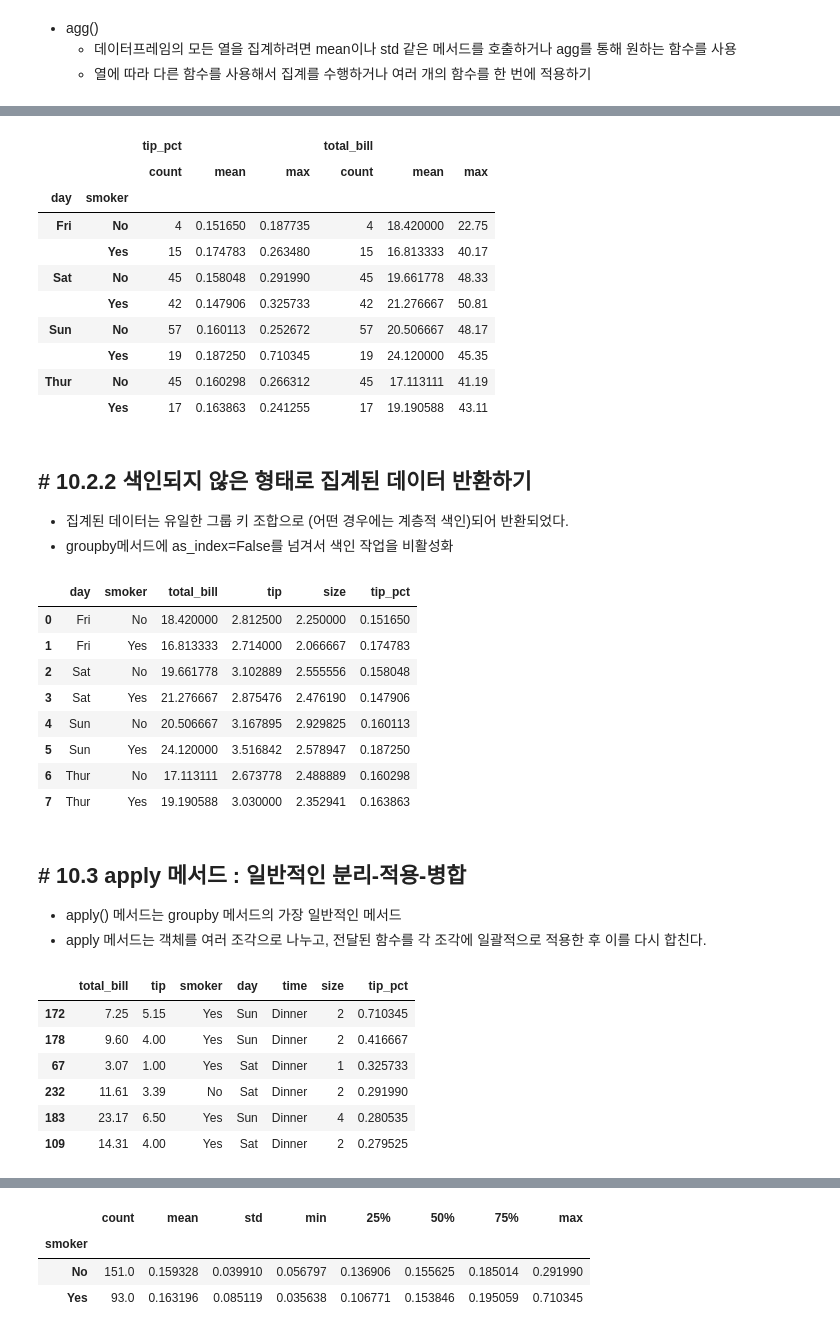
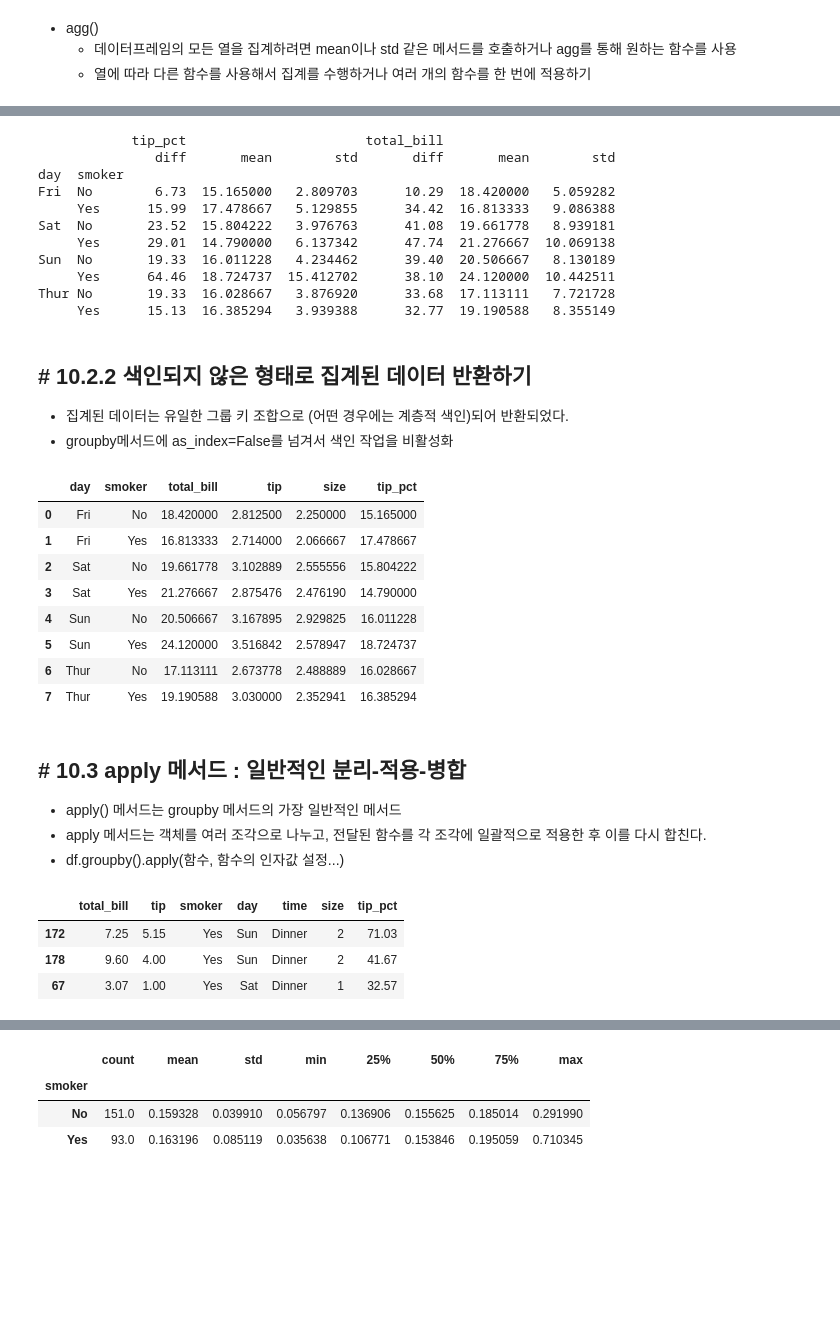
Before and after one commit to cybercherrybomb/python_basic_2_1, a Jupyter notebook: python_basic_2-main/data_analysis_05_01_class.ipynb, the cells around one changed output, grey strips where cells are left out. Drawn from its saved outputs; the diff is of its cells as text; code cells hidden in the pictures; blank space fills up the shorter version.

```diff
--- a/python_basic_2-main/data_analysis_05_01_class.ipynb
+++ b/python_basic_2-main/data_analysis_05_01_class.ipynb
@@ -584,7 +667,7 @@ tips.head()
 | 4 | 24.59 | 3.61 | No | Sun | Dinner | 4 |
 # %%
 # total_bill에서 팁의 비율을 tip_pct 열에 출가하기
-tips["tip_pct"] = tips["tip"] / tips["total_bill"]
+tips["tip_pct"] = round(tips["tip"] / tips["total_bill"]*100,2)
 tips.head()
 # %% [output]
 |  | total_bill | tip | smoker | day | time | size | tip_pct |
@@ -630,52 +722,51 @@ grouped_pct.agg(["mean", "std"])  #함수 이름을 열 이름으로 하는 데
 # %%
 # ex3 데이터프레임은 열마다 다른 함수를 적용하거나 여러 개의 함수를 모든 열에 적용하기
-functions = ["count", "mean", "max"]
-result = grouped[["tip_pct", "total_bill"]].agg(functions)  # 데이터프레임은 계층적인 열로 구성
-result
+functions = ["count", "mean", "max",diff]
+result = tips.groupby(["day","smoker"])[["tip_pct","total_bill"]].agg([diff,"mean","std"])  # 데이터프레임은 계층적인 열로 구성
+print(result)
 # %% [output]
-|  |  | tip_pct |  |  | total_bill |  |  |
-|  |  | count | mean | max | count | mean | max |
-| day | smoker |  |  |  |  |  |  |
-| Fri | No | 4 | 0.151650 | 0.187735 | 4 | 18.420000 | 22.75 |
-|  | Yes | 15 | 0.174783 | 0.263480 | 15 | 16.813333 | 40.17 |
-| Sat | No | 45 | 0.158048 | 0.291990 | 45 | 19.661778 | 48.33 |
-|  | Yes | 42 | 0.147906 | 0.325733 | 42 | 21.276667 | 50.81 |
-| Sun | No | 57 | 0.160113 | 0.252672 | 57 | 20.506667 | 48.17 |
-|  | Yes | 19 | 0.187250 | 0.710345 | 19 | 24.120000 | 45.35 |
-| Thur | No | 45 | 0.160298 | 0.266312 | 45 | 17.113111 | 41.19 |
-|  | Yes | 17 | 0.163863 | 0.241255 | 17 | 19.190588 | 43.11 |
+            tip_pct                       total_bill
+               diff       mean        std       diff       mean        std
+day  smoker
+Fri  No        6.73  15.165000   2.809703      10.29  18.420000   5.059282
+     Yes      15.99  17.478667   5.129855      34.42  16.813333   9.086388
+Sat  No       23.52  15.804222   3.976763      41.08  19.661778   8.939181
+     Yes      29.01  14.790000   6.137342      47.74  21.276667  10.069138
+Sun  No       19.33  16.011228   4.234462      39.40  20.506667   8.130189
+     Yes      64.46  18.724737  15.412702      38.10  24.120000  10.442511
+Thur No       19.33  16.028667   3.876920      33.68  17.113111   7.721728
+     Yes      15.13  16.385294   3.939388      32.77  19.190588   8.355149
 # %% [markdown]
 ## # 10.2.2 색인되지 않은 형태로 집계된 데이터 반환하기
 * 집계된 데이터는 유일한 그룹 키 조합으로 (어떤 경우에는 계층적 색인)되어 반환되었다.
 * groupby메서드에 as_index=False를 넘겨서 색인 작업을 비활성화
 # %%
-grouped = tips.groupby(["day", "smoker"], as_index=False)
+grouped = tips.groupby(["day", "smoker"], as_index=False) # 데이터프레임의 평탄화
 grouped.mean(numeric_only=True)
 # %% [output]
 |  | day | smoker | total_bill | tip | size | tip_pct |
-| 0 | Fri | No | 18.420000 | 2.812500 | 2.250000 | 0.151650 |
-| 1 | Fri | Yes | 16.813333 | 2.714000 | 2.066667 | 0.174783 |
-| 2 | Sat | No | 19.661778 | 3.102889 | 2.555556 | 0.158048 |
-| 3 | Sat | Yes | 21.276667 | 2.875476 | 2.476190 | 0.147906 |
-| 4 | Sun | No | 20.506667 | 3.167895 | 2.929825 | 0.160113 |
-| 5 | Sun | Yes | 24.120000 | 3.516842 | 2.578947 | 0.187250 |
-| 6 | Thur | No | 17.113111 | 2.673778 | 2.488889 | 0.160298 |
-| 7 | Thur | Yes | 19.190588 | 3.030000 | 2.352941 | 0.163863 |
+| 0 | Fri | No | 18.420000 | 2.812500 | 2.250000 | 15.165000 |
+| 1 | Fri | Yes | 16.813333 | 2.714000 | 2.066667 | 17.478667 |
+| 2 | Sat | No | 19.661778 | 3.102889 | 2.555556 | 15.804222 |
+| 3 | Sat | Yes | 21.276667 | 2.875476 | 2.476190 | 14.790000 |
+| 4 | Sun | No | 20.506667 | 3.167895 | 2.929825 | 16.011228 |
+| 5 | Sun | Yes | 24.120000 | 3.516842 | 2.578947 | 18.724737 |
+| 6 | Thur | No | 17.113111 | 2.673778 | 2.488889 | 16.028667 |
+| 7 | Thur | Yes | 19.190588 | 3.030000 | 2.352941 | 16.385294 |
 # %% [markdown]
 ## # 10.3 apply 메서드 : 일반적인 분리-적용-병합
 * apply() 메서드는 groupby 메서드의 가장 일반적인 메서드
 * apply 메서드는 객체를 여러 조각으로 나누고, 전달된 함수를 각 조각에 일괄적으로 적용한 후 이를 다시 합친다.
+* df.groupby().apply(함수, 함수의 인자값 설정...)
 # %%
 # 특정 열에서 가장 큰 값을 갖는 행을 선택하는 함수 정의
 def top(df, n=5, column="tip_pct"):
     return df.sort_values(column, ascending=False)[:n]
-top(tips, n=6)
+# top 호출
+top(tips, n=3)
 # %% [output]
 |  | total_bill | tip | smoker | day | time | size | tip_pct |
-| 172 | 7.25 | 5.15 | Yes | Sun | Dinner | 2 | 0.710345 |
-| 178 | 9.60 | 4.00 | Yes | Sun | Dinner | 2 | 0.416667 |
-| 67 | 3.07 | 1.00 | Yes | Sat | Dinner | 1 | 0.325733 |
-| 232 | 11.61 | 3.39 | No | Sat | Dinner | 2 | 0.291990 |
-| 183 | 23.17 | 6.50 | Yes | Sun | Dinner | 4 | 0.280535 |
-| 109 | 14.31 | 4.00 | Yes | Sat | Dinner | 2 | 0.279525 |
+| 172 | 7.25 | 5.15 | Yes | Sun | Dinner | 2 | 71.03 |
+| 178 | 9.60 | 4.00 | Yes | Sun | Dinner | 2 | 41.67 |
+| 67 | 3.07 | 1.00 | Yes | Sat | Dinner | 1 | 32.57 |
 # %%
```
Also changed, not shown: parts of 21 cells of this notebook, 3 other files.
